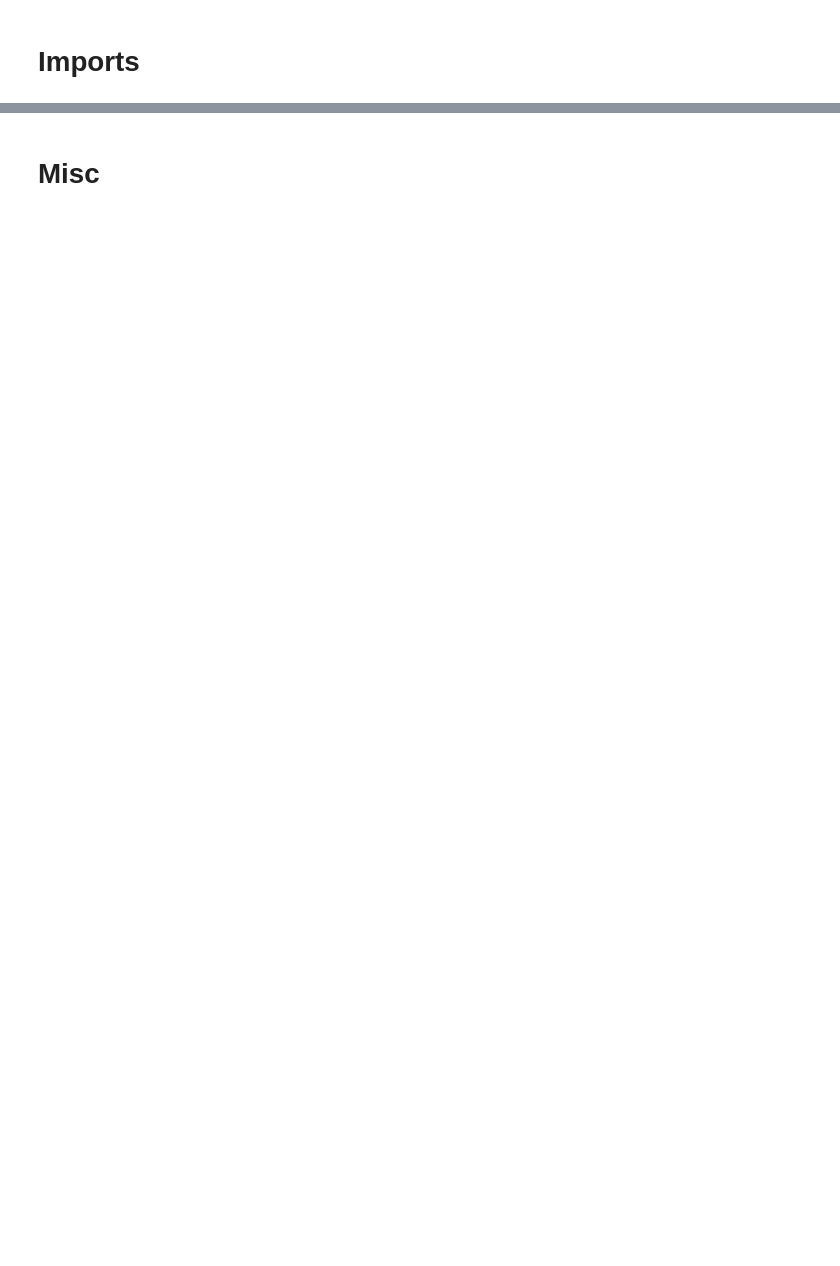
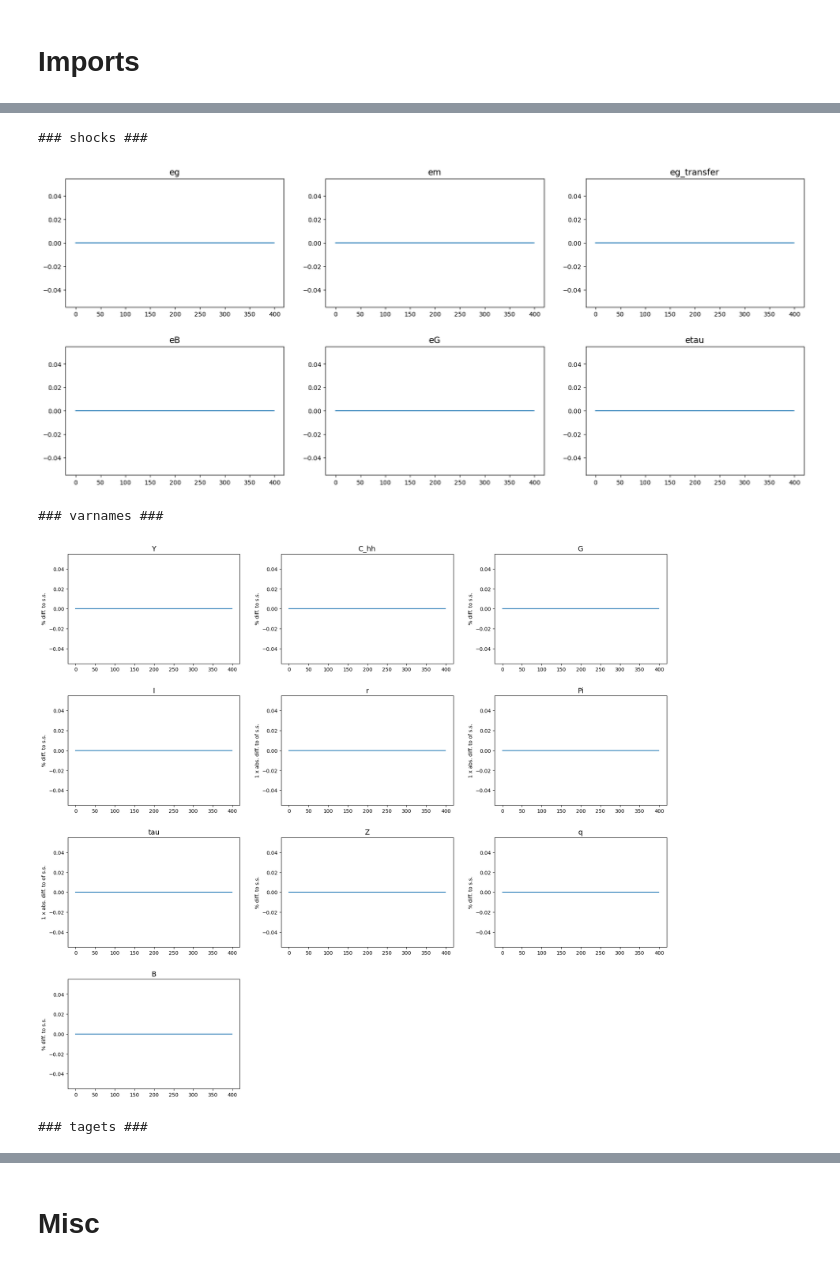
Before and after one commit to YanWin/StickyInformationHANK, a Jupyter notebook: notebooks/Tests_Examples/HANKSticky_minimal.ipynb, the cells around one changed output, grey strips where cells are left out. Saved outputs shown, nothing was run; the diff lists cells and outputs as text; code cells hidden in the pictures; blank space fills up the shorter version.

```diff
--- a/notebooks/Tests_Examples/HANKSticky_minimal.ipynb
+++ b/notebooks/Tests_Examples/HANKSticky_minimal.ipynb
@@ -148,0 +170,4 @@ IRF_full = deepcopy(model.IRF)
+# %%
+dB = IRF_full['B']
+dtau = IRF_full['tau']
+dG = IRF_full['G']
@@ -149,3 +234,15 @@ IRF_full = deepcopy(model.IRF)
 # %%
-# paths = ['Y', 'C_hh', 'G', 'I', 'r', 'Pi', 'tau', 'Z', 'q', 'B']
-# model.show_IRFs(paths,lvl_value=lvl_value,abs_diff=abs_diff,ncols=3,T_max=model.par.T,do_linear=True,do_shocks=True, do_non_linear=False)
+shock_dict = {
+    # 'deG': dG,
+    # 'detau': dtau,
+    'deB': dB
+}
+model.find_IRFs(shocks=shock_dict)
+paths = ['Y', 'C_hh', 'G', 'I', 'r', 'Pi', 'tau', 'Z', 'q', 'B']
+model.show_IRFs(paths,lvl_value=lvl_value,abs_diff=abs_diff,ncols=3,T_max=model.par.T,do_linear=True,do_shocks=True, do_non_linear=False)
+# %% [output]
+### shocks ###
+[figure, added]
+### varnames ###
+[figure, added]
+### tagets ###
```
Also changed, not shown: parts of 20 cells of this notebook, 7 other files.
